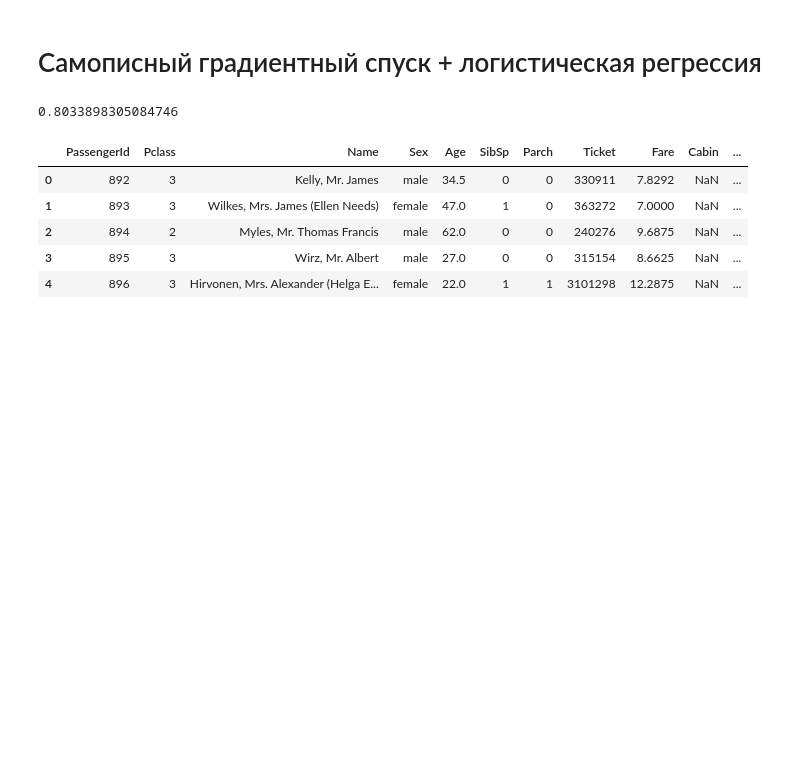
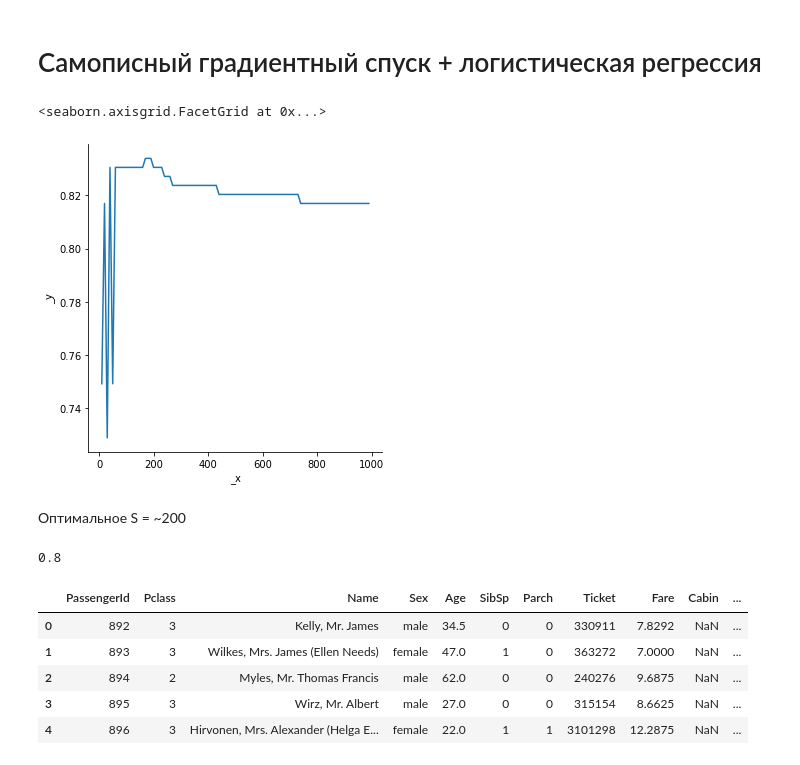
Before and after one commit to shehamane/kurilib-ml, a Jupyter notebook: titanic.ipynb, the cells around one changed output. Saved outputs shown, nothing was run; the diff lists cells and outputs as text; code cells hidden in the pictures; blank space fills up the shorter version.

```diff
--- a/titanic.ipynb
+++ b/titanic.ipynb
@@ -45,5 +45,13 @@ X_train, X_test, y_train, y_test = train_test_split(X, y, test_size=0.33)
 # %%
 from linear import StandardGradientDescent
 from quality_functional import LogisticLoss
-gd = StandardGradientDescent(alpha=0.01, S=1000, loss=LogisticLoss)
-gd.fit(X_train, y_train.to_numpy())
+from quality_functional import Accuracy
+
+accs = []
+
+for S in range(10, 1000, 10):
+    gd = StandardGradientDescent(alpha=0.005, S=S, loss=LogisticLoss)
+    gd.fit(X_train, y_train)
+    y_pred = gd.predict(X_test)
+    y_pred = (y_pred > 0.5).astype(int)
+    accs.append(Accuracy.get_accuracy(y_pred, y_test))
@@ -53,8 +58,19 @@ y_pred = (y_pred > 0.5).astype(int)
-# %%
-from quality_functional import Accuracy
-Accuracy.get_accuracy(y_pred, y_test)
-# %% [output]
-0.8033898305084746
+# %%
+import seaborn as sns
+sns.relplot(x=list(range(10, 1000, 10)), y=accs, kind='line')
+# %% [output]
+<seaborn.axisgrid.FacetGrid at 0x...>
+[figure, added]
+# %% [markdown]
+Оптимальное S = ~200
+# %%
+gd = StandardGradientDescent(alpha=0.001, S=180, loss=LogisticLoss)
+gd.fit(X_train, y_train)
+y_pred = gd.predict(X_test)
+y_pred = (y_pred > 0.5).astype(int)
+Accuracy.get_accuracy(y_pred, y_test)
+# %% [output]
+0.8
 # %%
 test_df = pd.read_csv('datasets/titanic/test.csv')
 test_df.head()
```
Also changed, not shown: parts of 16 cells of this notebook, 6 other files.
